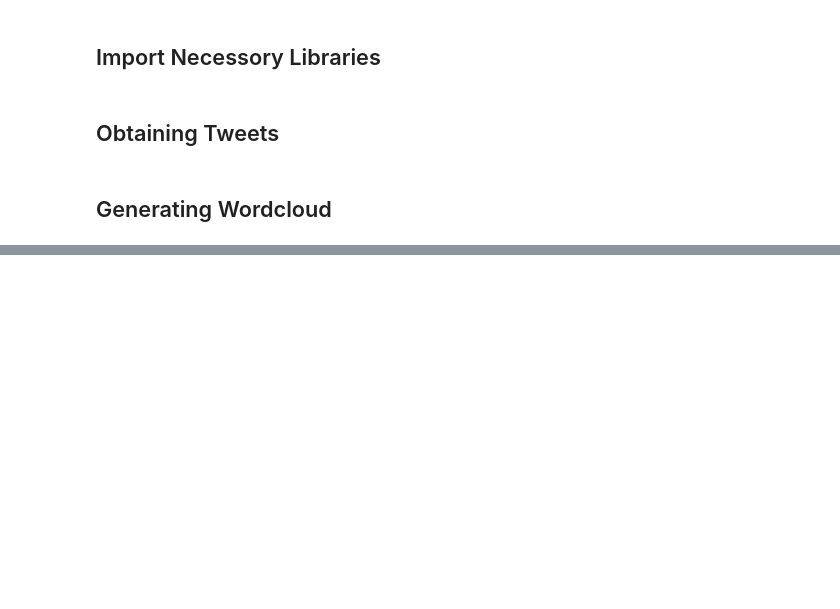
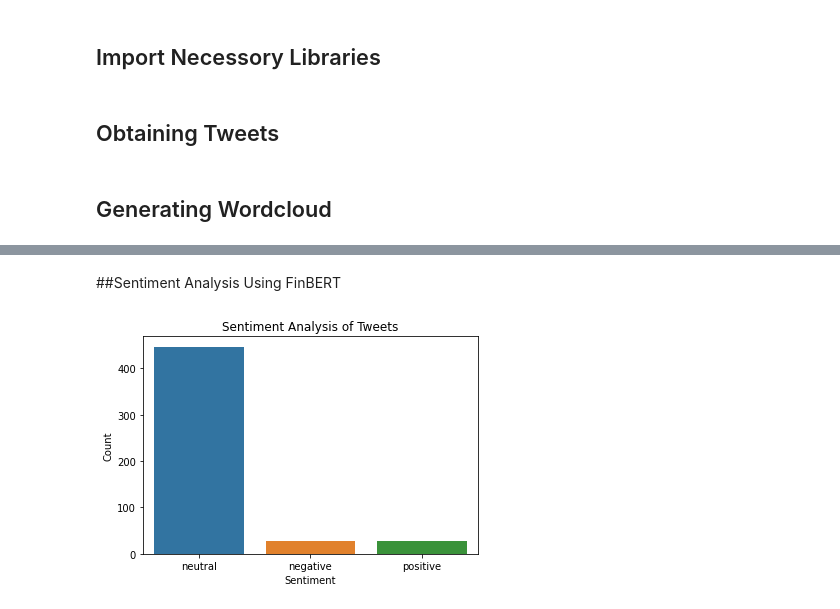
Before and after one commit to pvanand07/NIFTY50-Daily-Trend-Prediction-Using-NLP-Python, a Jupyter notebook: NIFTY50_Prediction_Twitter_NLP_Python.ipynb, the cells around one changed output, grey strips where cells are left out. Saved outputs shown, nothing was run; the diff lists cells and outputs as text; code cells hidden in the pictures; blank space fills up the shorter version.

```diff
--- a/NIFTY50_Prediction_Twitter_NLP_Python.ipynb
+++ b/NIFTY50_Prediction_Twitter_NLP_Python.ipynb
@@ -132,0 +144,24 @@ plt.show()
+# %% [markdown]
+##Sentiment Analysis Using FinBERT
+# %%
+# Using Finbert for sentiment analysis
+from tqdm import tqdm
+
+# Add a new column to the dataframe to store the sentiment
+tweets_df['Sentiment'] = [classifier(x)[0]['label'] for x in tqdm(tweets_df['tweet_Content'])]
+
+# Count the number of tweets for each sentiment
+counts = tweets_df['Sentiment'].value_counts()
+
+# Plot the sentiment counts using a bar plot
+sns.barplot(x=counts.index, y=counts.values)
+
+# Add labels to the plot
+plt.xlabel('Sentiment')
+plt.ylabel('Count')
+plt.title('Sentiment Analysis of Tweets')
+
+# Show the plot
+plt.show()
+# %% [output]
+[figure, added]
```
Also changed, not shown: parts of 13 cells of this notebook.
